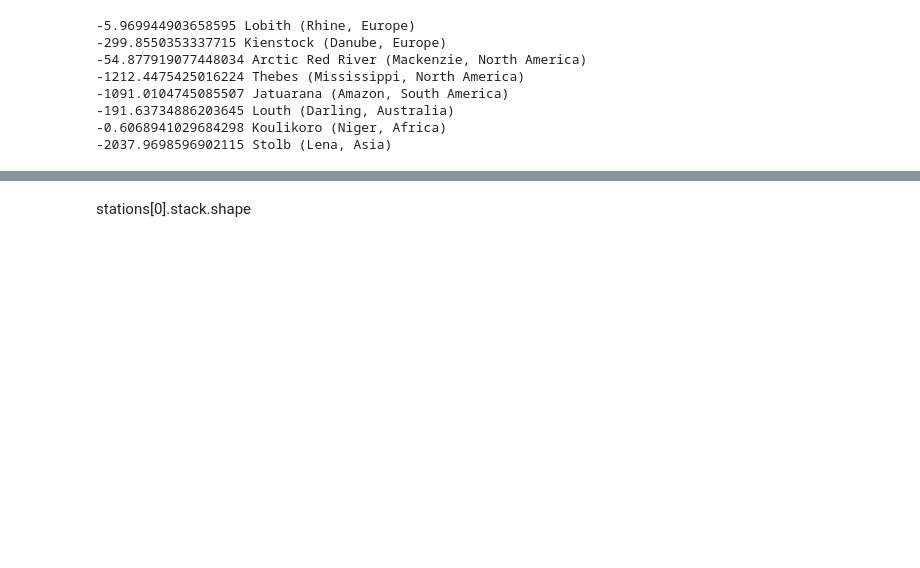
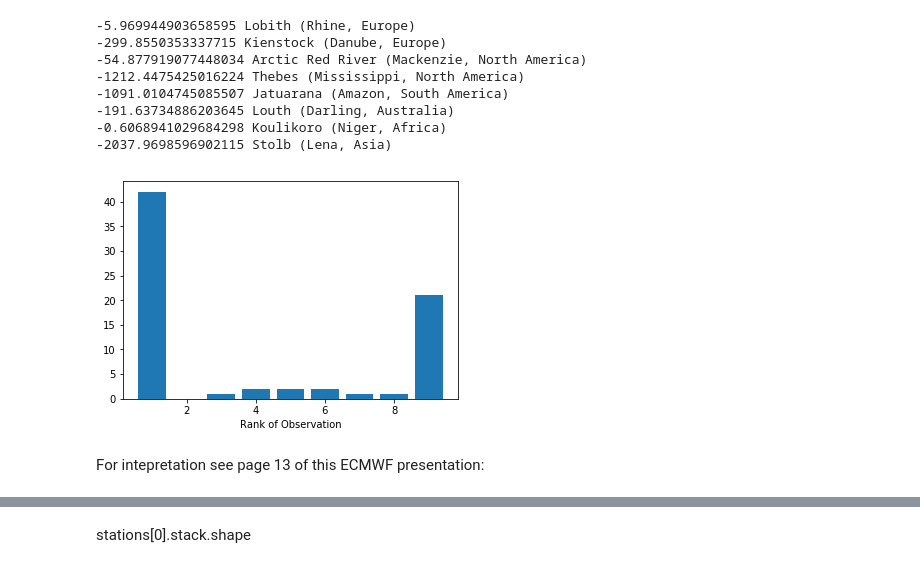
Before and after one commit to eWaterCycle/hydro-analyses, a Jupyter notebook: eosc_pilot/eosc_pilot_ensemble_analysis.ipynb, the cells around one changed output, grey strips where cells are left out. Drawn from its saved outputs; the diff is of its cells as text; code cells hidden in the pictures; blank space fills up the shorter version.

Commit message:
got Rank Histogram working again and explained

```diff
--- a/eosc_pilot/eosc_pilot_ensemble_analysis.ipynb
+++ b/eosc_pilot/eosc_pilot_ensemble_analysis.ipynb
@@ -100,6 +99,15 @@ for station in stations:
 hv.Layout(plots).cols(2)
 # %% [output]
 [interactive output not drawn]
+# %%
+#read in the observed grdc data for a specified date range
+first_date = '2000-11-22'
+last_date = '2000-11-30'
+
+for station in stations:
+    station.obs_data = station.grdc_data(first_date, last_date)
+
+#todo there is a big hack in grdc_data that collects 2000 data and sells it as 2017 data. This must be removed!!
 # %%
 #Create observation and simulation plot with mean and std
 
@@ -115,8 +123,7 @@ for station in stations:
                   hv.Curve(station.mean, label='ens_mean').options(line_width = 5, color='blue')*\
                   hv.Curve(station.std_low, label='ens_Std').options(line_width = 2, color='red')*\
                   hv.Curve(station.std_high, label='ens_Std').options(line_width = 2, color='red')*\
-                  hv.Curve(station.grdc_data('2000-11-22', '2000-11-30'), label='obs').options(line_width = 5, color='purple'))
-#todo there is a big hack in grdc_data that collects 2000 data and sells it as 2017 data. This must be removed!!
+                  hv.Curve(station.obs_data, label='obs').options(line_width = 5, color='purple'))
 # %%
 %%opts Layout [shared_axes=False] Overlay [width=450, height=400 legend_position='top_right', show_title=True, fontsize={'legend':6, 'title':10, 'xlabel':10, 'ylabel':10, 'ticks':10}] Curve (muted_alpha=0.5 muted_color='black')
 
@@ -127,7 +134,7 @@ hv.Layout(plots2).cols(2)
 #General statistics NSE
 for station in stations:
     sim = station.mean.values
-    obs = station.grdc_data('2000-11-22', '2000-11-30').values
+    obs = station.obs_data.values
     print (str(he.nse(sim, obs))+' '+station.label)
 # %% [output]
 -5.969944903658595 Lobith (Rhine, Europe)
@@ -138,3 +145,33 @@ for station in stations:
 -191.63734886203645 Louth (Darling, Australia)
 -0.6068941029684298 Koulikoro (Niger, Africa)
 -2037.9698596902115 Stolb (Lena, Asia)
+# %%
+# stack the observations and the ensemble results ready for plotting a rank histogram
+for station in stations:
+    station.stack = np.stack(station.array, axis=0) # ensemble stack
+ens_stack = np.stack((station.stack for station in stations), axis=2)
+obs_stack = np.stack((station.obs_data for station in stations), axis=1)
+# %%
+# see https://github.com/oliverangelil/rankhistogram/blob/master/README.md
+no_time_steps = len(obs_stack)
+no_stations = len(stations)
+
+obs = np.array(obs_stack)
+ensemble = np.array(ens_stack)
+
+#mask = np.random.randint(0, 2, (no_time_steps, no_stations)) #masked where 0/false.
+mask = np.ones((no_time_steps, no_stations)) # no mask, masked where 0/false
+
+# feed into rankz function
+result = rankz(obs, ensemble, mask)
+
+# plot histogram
+plt.bar(range(1,ensemble.shape[0]+2), result[0])
+plt.xlabel("Rank of Observation")
+
+# view histogram
+plt.show()
+# %% [output]
+[figure, added]
+# %% [markdown]
+For intepretation see page 13 of this ECMWF presentation:
```
Also changed, not shown: parts of 7 cells of this notebook, 1 other file.
